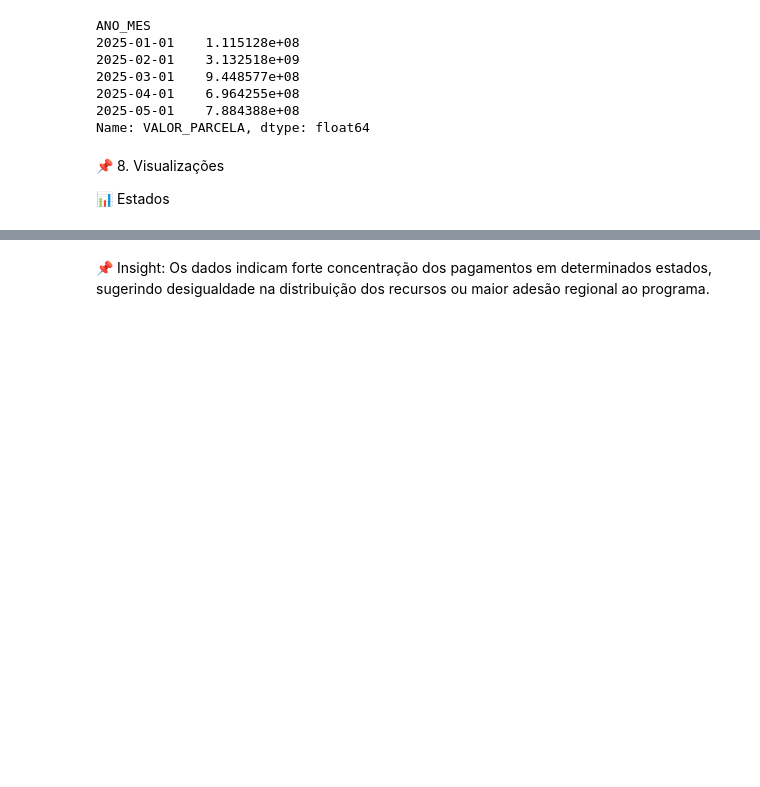
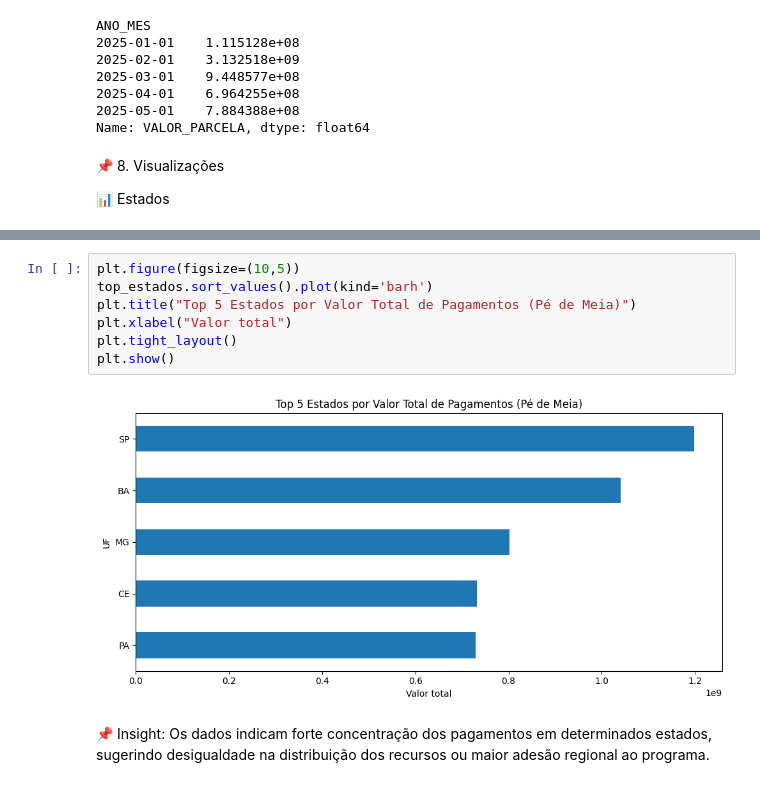
Before and after one commit to luisantonio1979/analise-dados-publicos, a Jupyter notebook: analise_pe.ipynb, the cells around one changed output, grey strips where cells are left out. Cells and saved outputs as stored; diff of their text form; blank space fills up the shorter version.

Commit message:
"feat: atualização e melhorias na análise do Pé de Meia"

```diff
--- a/analise_pe.ipynb
+++ b/analise_pe.ipynb
@@ -304,3 +304,12 @@ plt.show()
+# %%
+plt.figure(figsize=(10,5))
+top_estados.sort_values().plot(kind='barh')
+plt.title("Top 5 Estados por Valor Total de Pagamentos (Pé de Meia)")
+plt.xlabel("Valor total")
+plt.tight_layout()
+plt.show()
+# %% [output]
+[figure, added]
 # %% [markdown]
 📌 Insight:
 Os dados indicam forte concentração dos pagamentos em determinados estados, sugerindo desigualdade na distribuição dos recursos ou maior adesão regional ao programa.
```
Also changed, not shown: parts of 1 cell of this notebook.
